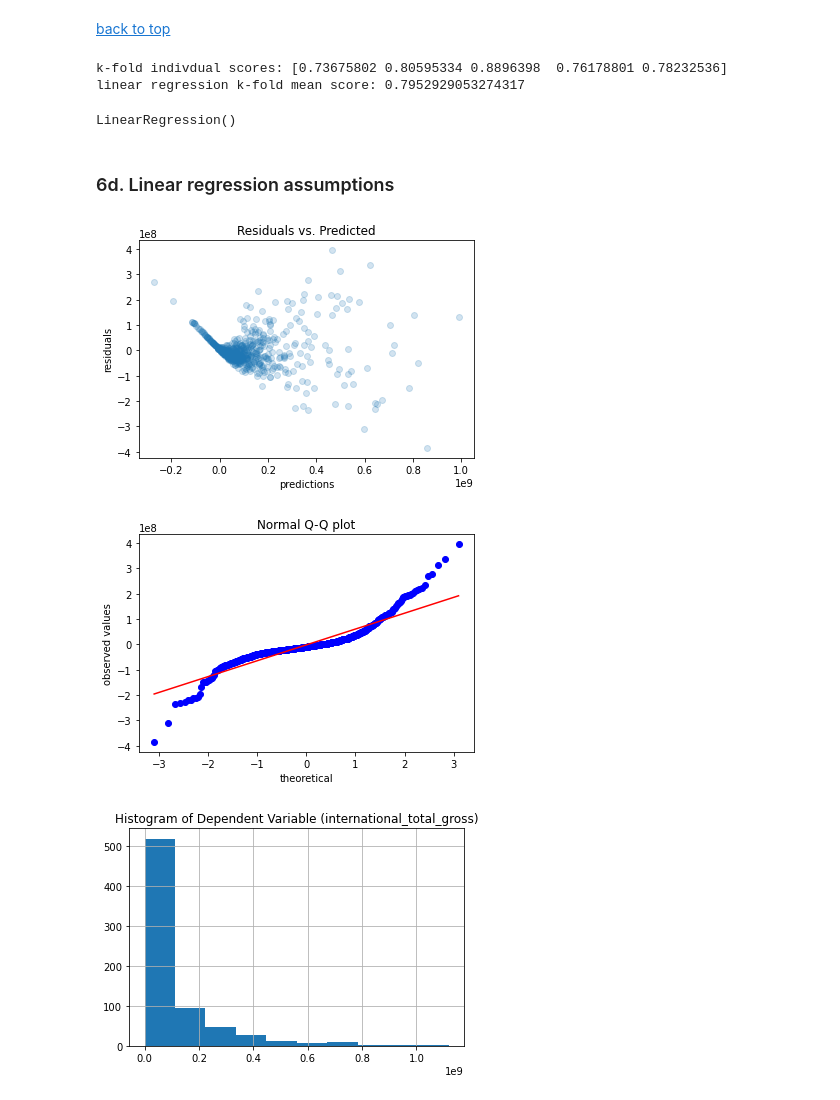
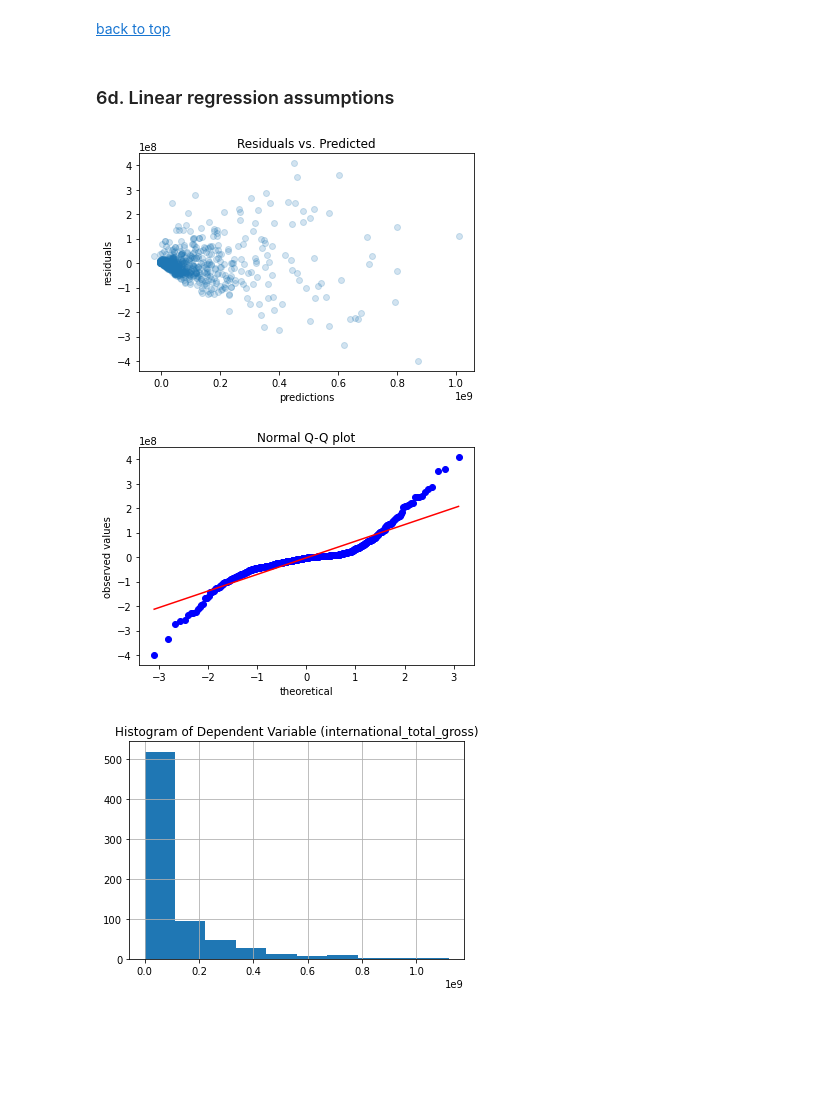
Before and after one commit to slp22/regression-project, a Jupyter notebook: adaptation_movies_regression.ipynb, the cells around one changed output. Drawn from its saved outputs; the diff is of its cells as text; code cells hidden in the pictures; blank space fills up the shorter version.

```diff
--- a/adaptation_movies_regression.ipynb
+++ b/adaptation_movies_regression.ipynb
@@ -501,0 +493,15 @@ list(zip(X2_train.columns, lasso_model_feat.coef_))
+# %%
+# split test data set
+X3_train, X3_test, y3_train, y3_test = train_test_split(X3,
+                                                        y3,
+                                                        test_size=0.2,
+                                                        random_state=42)
+# %%
+# simple linear regression minus features
+lin_reg3 = LinearRegression()
+
+scores = cross_val_score(lin_reg3, X3_train, y3_train, cv=kfold)
+print('k-fold indivdual scores:', scores)
+print('linear regression2 k-fold mean score:', np.mean(scores))
+
+lin_reg3.fit(X3_train, y3_train)
@@ -514,15 +519,2 @@ Lasso Regression R^2 on test data: 0.711
 # %% [markdown]
 [back to top](#top)
-# %%
-# linear regression
-lin_reg3 = LinearRegression()
-
-scores = cross_val_score(lin_reg3, X2_train, y2_train, cv=kfold)
-print('k-fold indivdual scores:', scores)
-print('linear regression k-fold mean score:', np.mean(scores))
-
-lin_reg3.fit(X2_train, y2_train)
-# %% [output]
-k-fold indivdual scores: [0.73675802 0.80595334 0.8896398  0.76178801 0.78232536]
-linear regression k-fold mean score: 0.7952929053274317
-LinearRegression()
@@ -532,23 +522,23 @@ LinearRegression()
 ### 6d. Linear regression assumptions<a id='6d'></a>
 # %%
 # residuals vs. predicted
-y2_predict = lin_reg2.predict(X2)
-residuals = y2 - y2_predict
-plt.scatter(y2_predict, residuals, alpha=0.2)
+y3_predict = lin_reg3.predict(X3)
+residuals = y3 - y3_predict
+plt.scatter(y3_predict, residuals, alpha=0.2)
 plt.plot([0, 400], [0, 400])
 plt.title("Residuals vs. Predicted")
 plt.xlabel("predictions")
 plt.ylabel("residuals");
 # %% [output]
-[figure, old version]
+[figure, new version]
 # %%
-# normal q-q plot
-y2_predict = lin_reg2.predict(X2)
-residuals = y2 - y2_predict
+# normal q-q plot = heavy-tailed
+y3_predict = lin_reg3.predict(X3)
+residuals = y3 - y3_predict
 stats.probplot(residuals, dist="norm", plot=plt)
 plt.title("Normal Q-Q plot")
 plt.xlabel("theoretical")
 plt.ylabel("observed values");
 # %% [output]
-[figure, old version]
+[figure, new version]
 # %%
```
Also changed, not shown: parts of 27 cells of this notebook.
